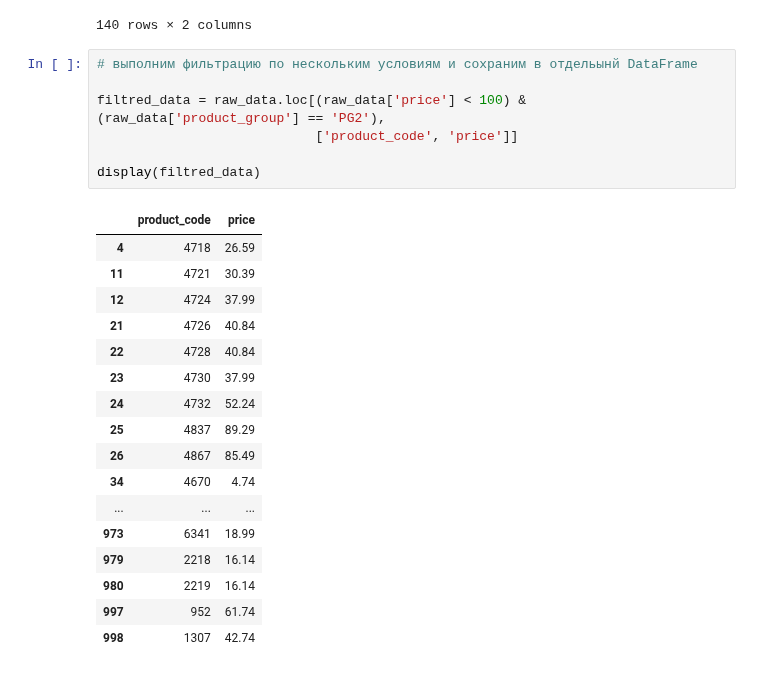
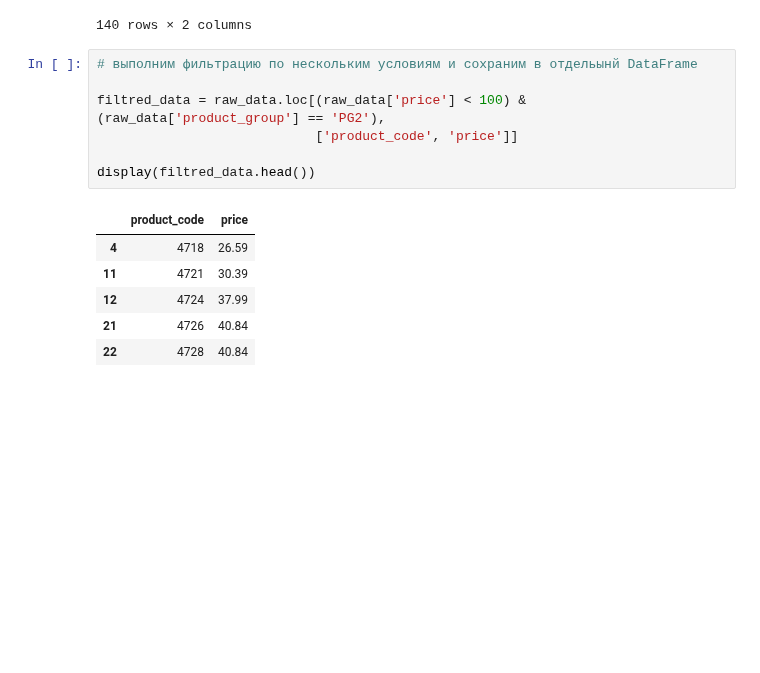
Before and after one commit to Korablinr54/Python, a Jupyter notebook: Pandas/Pandas.ipynb, the cells around one changed output. Saved outputs shown, nothing was run; the diff lists cells and outputs as text; blank space fills up the shorter version.

```diff
--- a/Pandas/Pandas.ipynb
+++ b/Pandas/Pandas.ipynb
@@ -618,25 +618,14 @@ display(raw_data.loc[raw_data['price'] > 100, ['product_code', 'price' ]])
 # %%
 # выполним фильтрацию по нескольким условиям и сохраним в отдельынй DataFrame
 
 filtred_data = raw_data.loc[(raw_data['price'] < 100) & (raw_data['product_group'] == 'PG2'),
                             ['product_code', 'price']]
 
-display(filtred_data)
+display(filtred_data.head())
 # %% [output]
 |  | product_code | price |
 | 4 | 4718 | 26.59 |
 | 11 | 4721 | 30.39 |
 | 12 | 4724 | 37.99 |
 | 21 | 4726 | 40.84 |
 | 22 | 4728 | 40.84 |
-| 23 | 4730 | 37.99 |
-| 24 | 4732 | 52.24 |
-| 25 | 4837 | 89.29 |
-| 26 | 4867 | 85.49 |
-| 34 | 4670 | 4.74 |
-| ... | ... | ... |
-| 973 | 6341 | 18.99 |
-| 979 | 2218 | 16.14 |
-| 980 | 2219 | 16.14 |
-| 997 | 952 | 61.74 |
-| 998 | 1307 | 42.74 |
```
